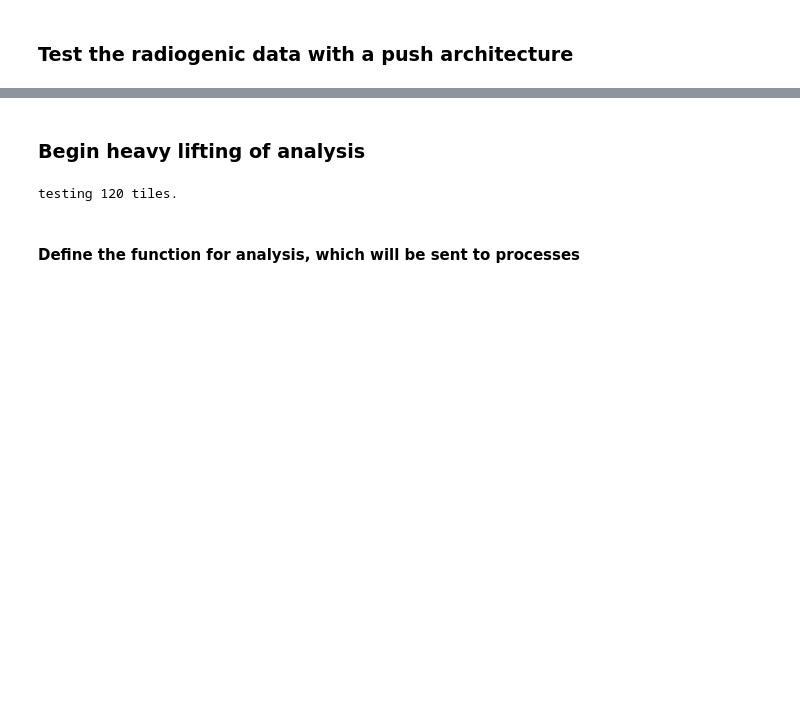
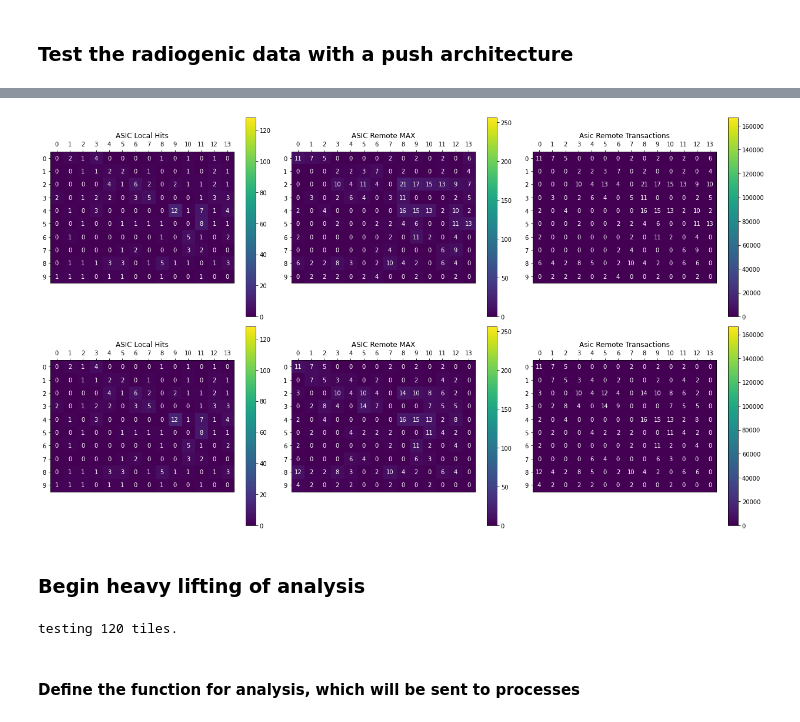
Before and after one commit to OliviaSeidel/qpix-digital, a Jupyter notebook: simulation-software/ArrayNotebook.ipynb, the cells around one changed output, grey strips where cells are left out. Cells and saved outputs as stored; diff of their text form; code cells hidden in the pictures; blank space fills up the shorter version.

```diff
--- a/simulation-software/ArrayNotebook.ipynb
+++ b/simulation-software/ArrayNotebook.ipynb
@@ -707,34 +701,36 @@ if bTestPush:
     fig, axs = plt.subplots(len(testingArrays),3, figsize=(17.5,5*len(testingArrays)))
     for ti, tile in enumerate(testingArrays):
 
         transactData = PrintTransactMap(tile, silent=True)
 
         # build up 2d array of transactions to store in heat maps
         localData = np.zeros((rows,cols), dtype=np.int32)
         localT = transactData["LocalT"]
         for i, j, T in localT:
             localData[i][j] = T
 
         remoteDataT = np.zeros((rows,cols), dtype=np.int32)
         remoteT = transactData["RemoteT"]
         for i, j, T in remoteT:
             remoteDataT[i][j] = T
 
         remoteDataM = np.zeros((rows,cols), dtype=np.int32)
         remoteM = transactData["RemoteMax"]
         for i, j, T in remoteM:
             remoteDataM[i][j] = T
 
         # max number of transactions in this data time
-        maxActivity = TIMESTOP / (1/50e6 * 1800)
+        maxActivity = TIMESTOP / (1/testingArrays[0].fNominal * 1800)
 
         # construct the heatmaps
         heatMap(localData, rows, cols, ax=axs[ti, 0], vmin=0, vmax=128, header="ASIC Local Hits")
         heatMap(remoteDataM, rows, cols, ax=axs[ti, 1], vmin=0, vmax=256, header="ASIC Remote MAX")
         heatMap(remoteDataT, rows, cols, ax=axs[ti, 2], vmin=0, vmax=maxActivity, header="Asic Remote Transactions")
 
     fig.tight_layout()
     plt.show()
+# %% [output]
+[figure, added]
 # %% [markdown]
 ### Begin heavy lifting of analysis
 # %%
```
Also changed, not shown: parts of 9 cells of this notebook, 8 other files.
